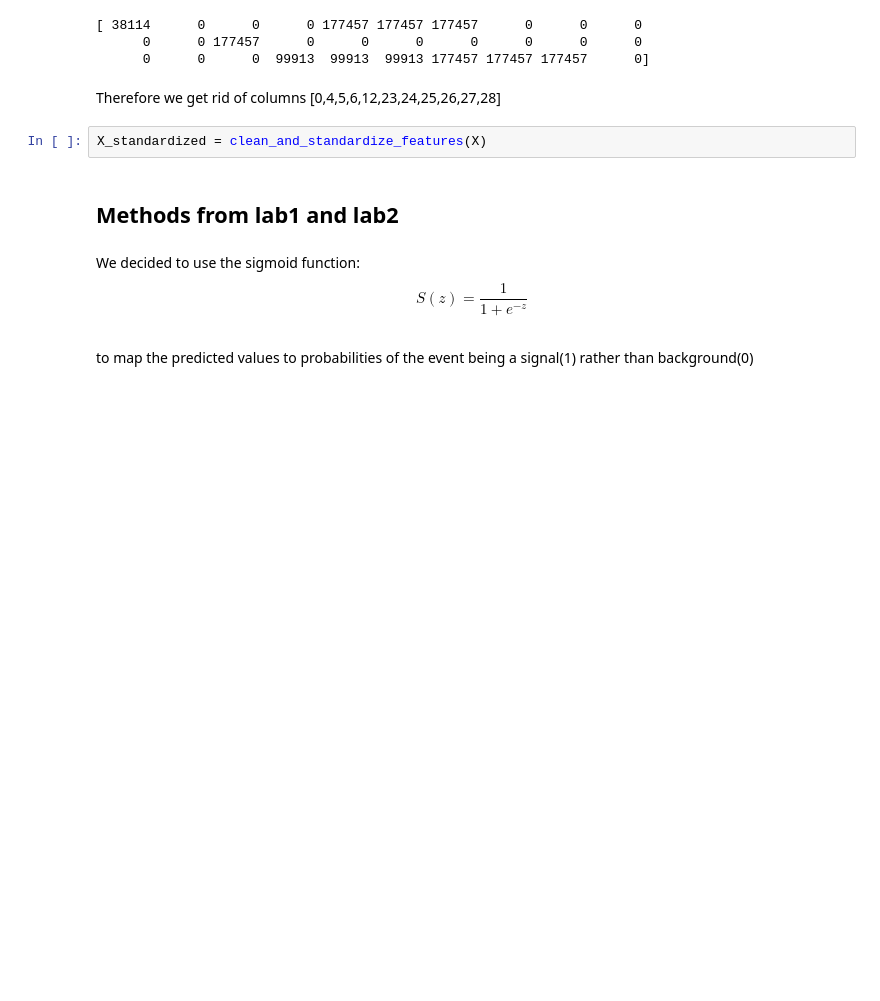
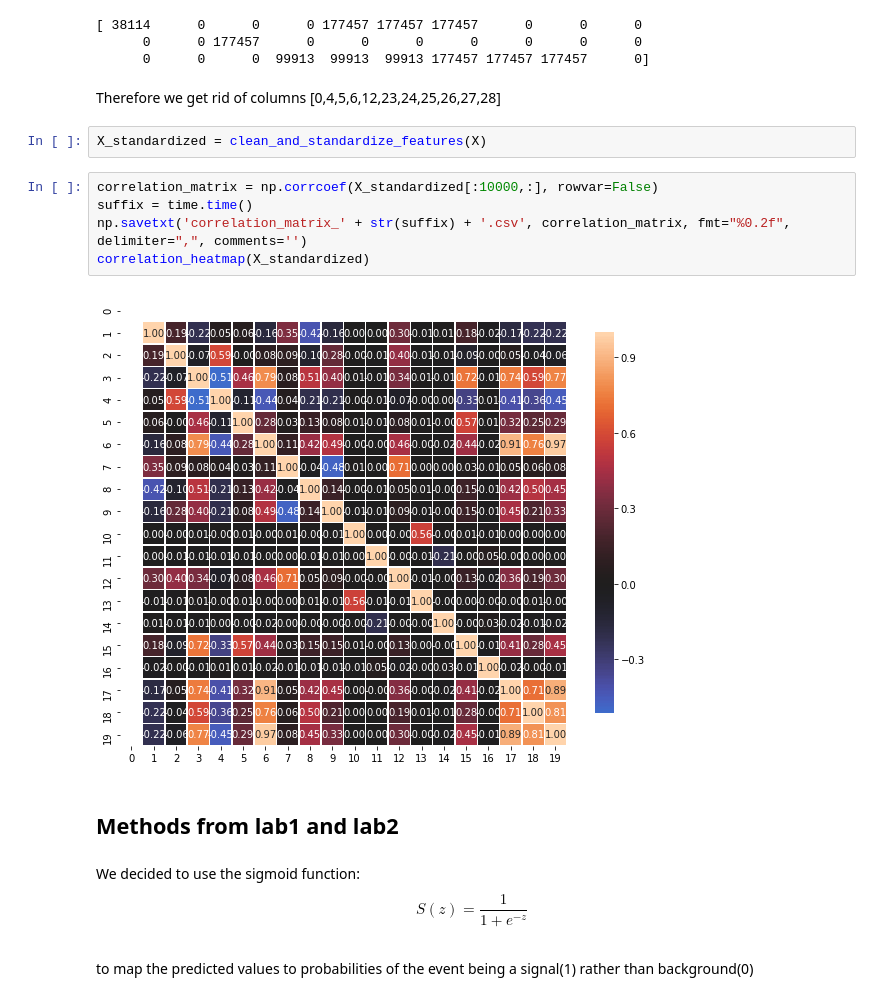
Before and after one commit to plechoss/CS-433-Project1, a Jupyter notebook: scripts/project1_cleaner.ipynb, the cells around one changed output. Drawn from its saved outputs; the diff is of its cells as text; blank space fills up the shorter version.

Commit message:
Adding the correlation plot to _cleaner.ipynb

```diff
--- a/scripts/project1_cleaner.ipynb
+++ b/scripts/project1_cleaner.ipynb
@@ -43,6 +46,13 @@ print(invalids)
 Therefore we get rid of columns [0,4,5,6,12,23,24,25,26,27,28]
 # %%
 X_standardized = clean_and_standardize_features(X)
+# %%
+correlation_matrix = np.corrcoef(X_standardized[:10000,:], rowvar=False)
+suffix = time.time()
+np.savetxt('correlation_matrix_' + str(suffix) + '.csv', correlation_matrix, fmt="%0.2f", delimiter=",", comments='')
+correlation_heatmap(X_standardized)
+# %% [output]
+[figure, added]
 # %% [markdown]
 ## Methods from lab1 and lab2
 # %% [markdown]
```
Also changed, not shown: parts of 3 cells of this notebook, 1 other file.
